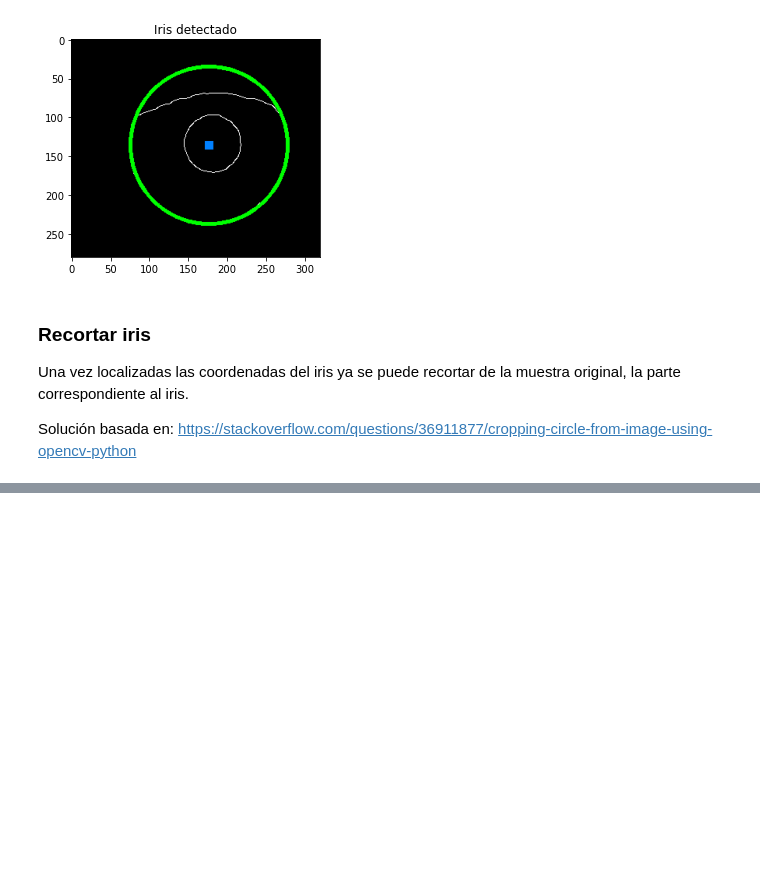
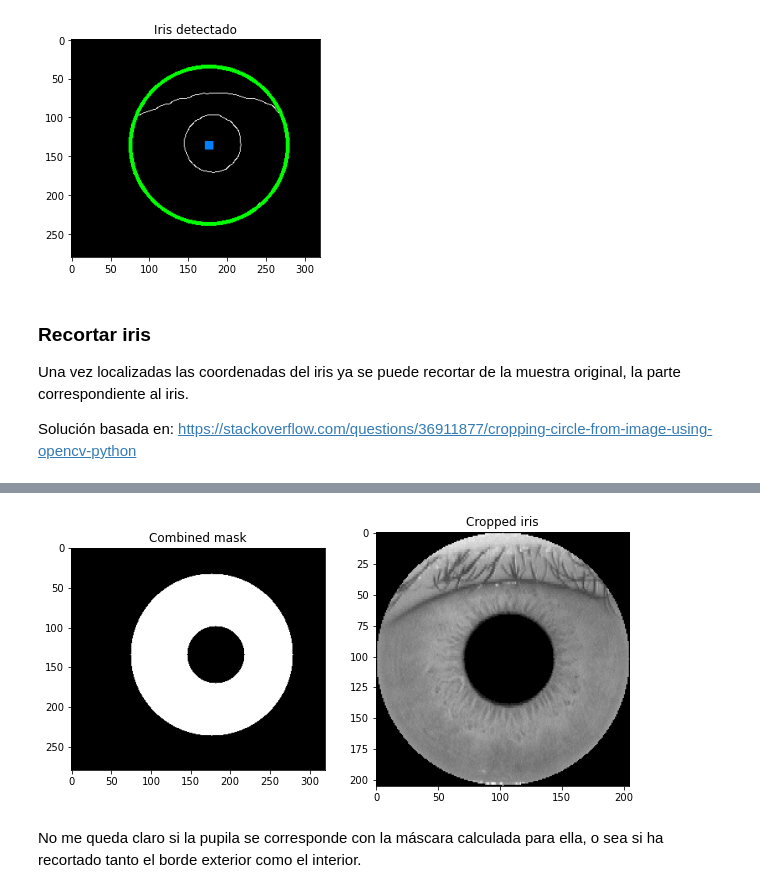
Before and after one commit to dbo1001/UBU-TFG-iris_classifier, a Jupyter notebook: notebooks/#5 Red U-Net.ipynb, the cells around one changed output, grey strips where cells are left out. Drawn from its saved outputs; the diff is of its cells as text; code cells hidden in the pictures; blank space fills up the shorter version.

```diff
--- a/notebooks/#5 Red U-Net.ipynb
+++ b/notebooks/#5 Red U-Net.ipynb
@@ -312,0 +385,34 @@ cv2.destroyAllWindows()
+# %%
+# combinamos ambas máscaras, es por ello que se ha binarizado la máscara de la pupila, para que "lo blanco" corresponda al iris
+combined_mask = cv2.circle(iris_mask,(x_pupil,y_pupil),radius_pupil,(0,0,0),thickness=-1)
+
+# muestra tal cual
+path_img = "CASIA_v1" + os.sep + "001_1_1.bmp"
+img = cv2.imread(path_img)
+
+# copia de la muestra usando la máscara previa
+masked_data = cv2.bitwise_and(img, img, mask=combined_mask)
+
+
+# bianrizamos
+_,thresh = cv2.threshold(mask,1,255,cv2.THRESH_BINARY)
+#
+
+# buscamos los contornos, los bordes de los círculos
+(contours, hierarchy) = cv2.findContours(mask,cv2.RETR_EXTERNAL,cv2.CHAIN_APPROX_SIMPLE)
+#¿len(contours) > 1? porque debe encontrar los contornos de los bordes pupilar y límbico
+contours = np.float32(contours)
+x,y,w,h = cv2.boundingRect(contours[0])
+crop = masked_data[y:y+h,x:x+w]
+# cv2.imwrite("cropped.bmp", crop)
+
+
+fig, axes = plt.subplots(1,2,figsize=(10,10))
+axes[0].imshow(combined_mask, cmap='gray')
+axes[0].set(title='Combined mask')
+axes[1].imshow(crop, cmap='gray')
+axes[1].set(title='Cropped iris');
+# %% [output]
+[figure, added]
+# %% [markdown]
+No me queda claro si la pupila se corresponde con la máscara calculada para ella, o sea si ha recortado tanto el borde exterior como el interior.
```
Also changed, not shown: parts of 7 cells of this notebook.
